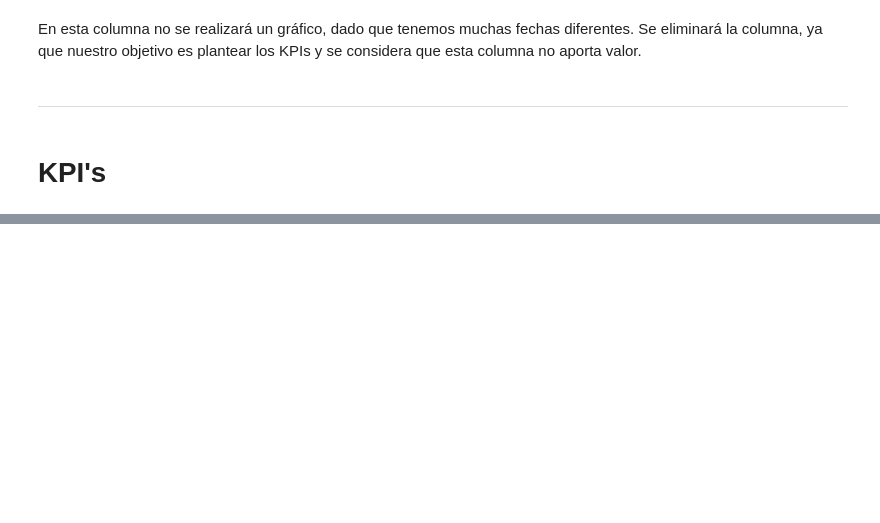
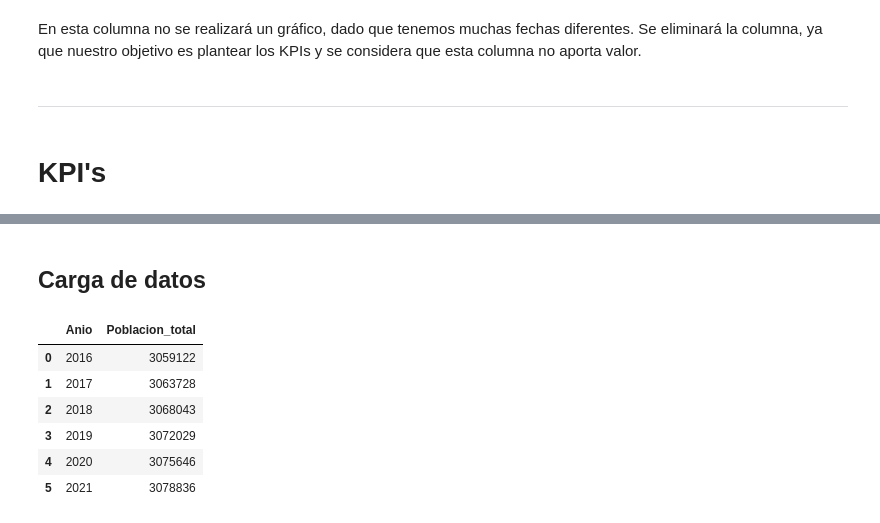
Before and after one commit to MaximilianoTauil/PI_Siniestros, a Jupyter notebook: EDA.ipynb, the cells around one changed output, grey strips where cells are left out. Drawn from its saved outputs; the diff is of its cells as text; code cells hidden in the pictures; blank space fills up the shorter version.

```diff
--- a/EDA.ipynb
+++ b/EDA.ipynb
@@ -846,0 +859,13 @@ En esta columna no se realizará un gráfico, dado que tenemos muchas fechas dif
+# %% [markdown]
+## Carga de datos
+# %%
+data_poblacion = pd.read_excel('Datasets/Poblacion.xls')
+data_poblacion
+# %% [output]
+|  | Anio | Poblacion_total |
+| 0 | 2016 | 3059122 |
+| 1 | 2017 | 3063728 |
+| 2 | 2018 | 3068043 |
+| 3 | 2019 | 3072029 |
+| 4 | 2020 | 3075646 |
+| 5 | 2021 | 3078836 |
```
Also changed, not shown: parts of 11 cells of this notebook, 1 other file.
